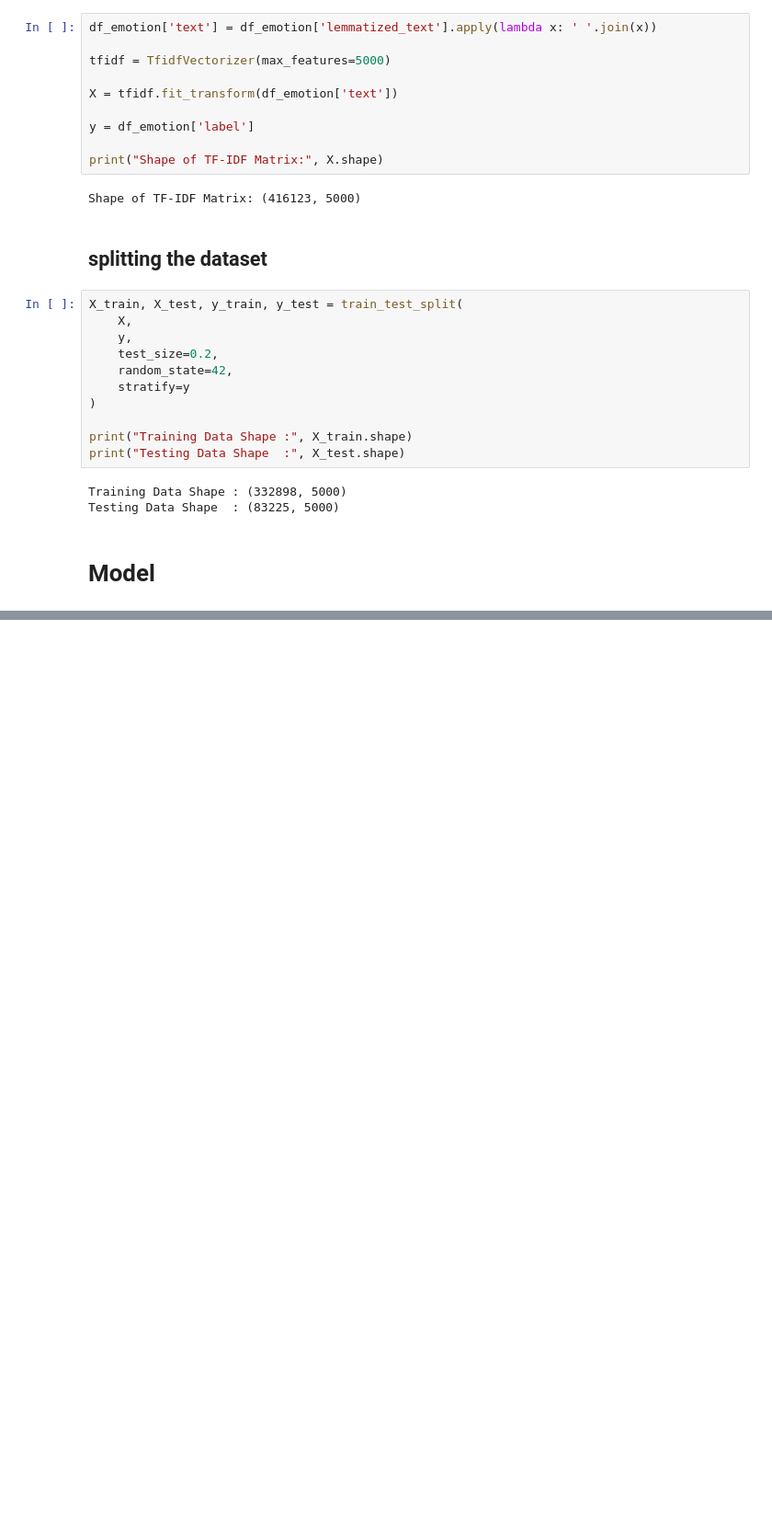
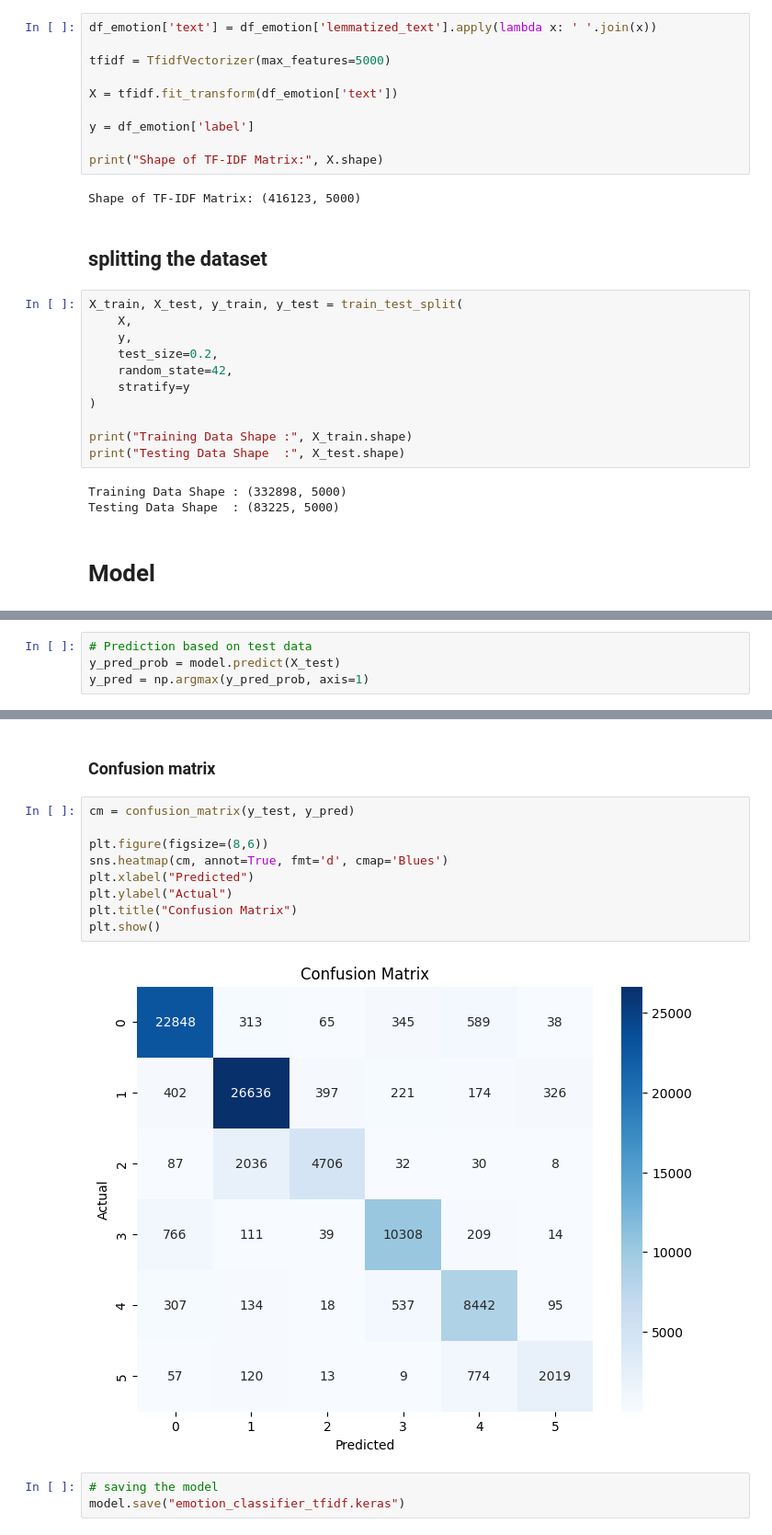
Before and after one commit to ananthakrishnanm010/Emotion_NLP_Project, a Jupyter notebook: NLP_Parallel_Project.ipynb, the cells around one changed output, grey strips where cells are left out. Shown at 92% size. Cells and saved outputs as stored; diff of their text form; blank space fills up the shorter version.

```diff
--- a/NLP_Parallel_Project.ipynb
+++ b/NLP_Parallel_Project.ipynb
@@ -240,0 +332,4 @@ Testing Data Shape  : (83225, 5000)
+# %%
+# Prediction based on test data
+y_pred_prob = model.predict(X_test)
+y_pred = np.argmax(y_pred_prob, axis=1)
@@ -240,0 +363,16 @@ Testing Data Shape  : (83225, 5000)
+# %% [markdown]
+### Confusion matrix
+# %%
+cm = confusion_matrix(y_test, y_pred)
+
+plt.figure(figsize=(8,6))
+sns.heatmap(cm, annot=True, fmt='d', cmap='Blues')
+plt.xlabel("Predicted")
+plt.ylabel("Actual")
+plt.title("Confusion Matrix")
+plt.show()
+# %% [output]
+[figure, added]
+# %%
+# saving the model
+model.save("emotion_classifier_tfidf.keras")
```
Also changed, not shown: parts of 12 cells of this notebook.
